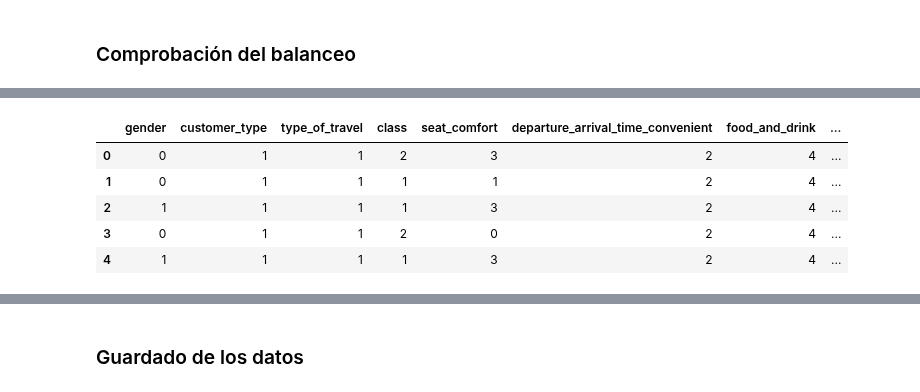
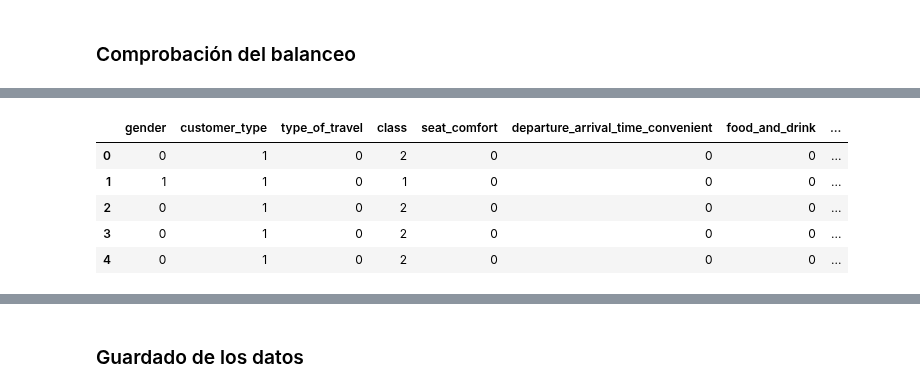
Before and after one commit to Adalab/promo-d-da-modulo3-sprint1-laura-maitane, a Jupyter notebook: regresion-logistica/reg-log-2-procesado.ipynb, the cells around one changed output, grey strips where cells are left out. Drawn from its saved outputs; the diff is of its cells as text; code cells hidden in the pictures.

```diff
--- a/regresion-logistica/reg-log-2-procesado.ipynb
+++ b/regresion-logistica/reg-log-2-procesado.ipynb
@@ -112,7 +121,8 @@ df.head()
 
 - Variables que tienen orden:
 # %%
-ordinales = df.select_dtypes(include='category')
+ordinales = df.select_dtypes(include='object')
+ordinales = ordinales.drop(columns='satisfaction')
 ordinales.sample()
 # %% [output]
 |  | gender | customer_type | type_of_travel | class | seat_comfort | departure_arrival_time_convenient | food_and_drink | ... |
@@ -186,0 +201,4 @@ dtype: int64
+# %%
+mapa_vr = {'dissatisfied': 0, 'satisfied': 1}
+df['satisfaction'] = df['satisfaction'].map(mapa_vr)
+df.sample()
@@ -216,7 +234,5 @@ X = df.drop('satisfaction', axis=1)
 # %%
-# iniciamos el método buscando 15 vecinos
-os_us = SMOTETomek(sampling_strategy ='auto', k=15)
-
-
+# iniciamos el método
+os_us = SMOTETomek()
 # ajustamos el modelo
-X_train_res, y_train_res = os_us.fit_resample(X, y)
+X_res, y_res = os_us.fit_resample(X, y)
@@ -294,14 +254,14 @@ dtype: int64
 # %%
 # juntamos los datos balanceado en un dataframe
-df_balanceado = pd.concat([X_train_res, y_train_res], axis = 1)
+df_balanceado = pd.concat([X_res, y_res], axis = 1)
 df_balanceado.head()
 # %% [output]
 |  | gender | customer_type | type_of_travel | class | seat_comfort | departure_arrival_time_convenient | food_and_drink | ... |
-| 0 | 0 | 1 | 1 | 2 | 3 | 2 | 4 | ... |
-| 1 | 0 | 1 | 1 | 1 | 1 | 2 | 4 | ... |
-| 2 | 1 | 1 | 1 | 1 | 3 | 2 | 4 | ... |
-| 3 | 0 | 1 | 1 | 2 | 0 | 2 | 4 | ... |
-| 4 | 1 | 1 | 1 | 1 | 3 | 2 | 4 | ... |
+| 0 | 0 | 1 | 0 | 2 | 0 | 0 | 0 | ... |
+| 1 | 1 | 1 | 0 | 1 | 0 | 0 | 0 | ... |
+| 2 | 0 | 1 | 0 | 2 | 0 | 0 | 0 | ... |
+| 3 | 0 | 1 | 0 | 2 | 0 | 0 | 0 | ... |
+| 4 | 0 | 1 | 0 | 2 | 0 | 0 | 0 | ... |
 # %%
 df_balanceado.isnull().sum()
 # %% [output]
```
Also changed, not shown: parts of 18 cells of this notebook, 11 other files.
